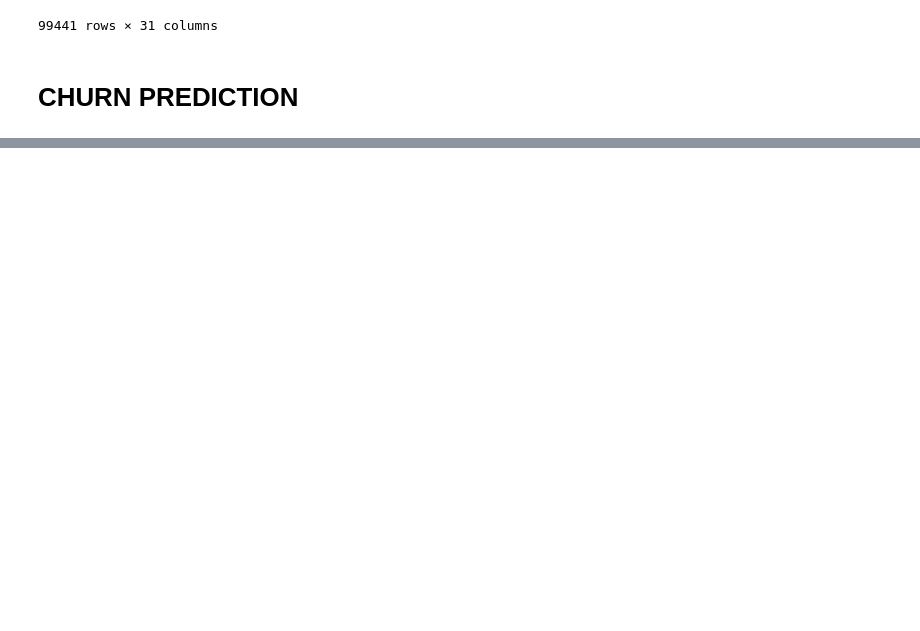
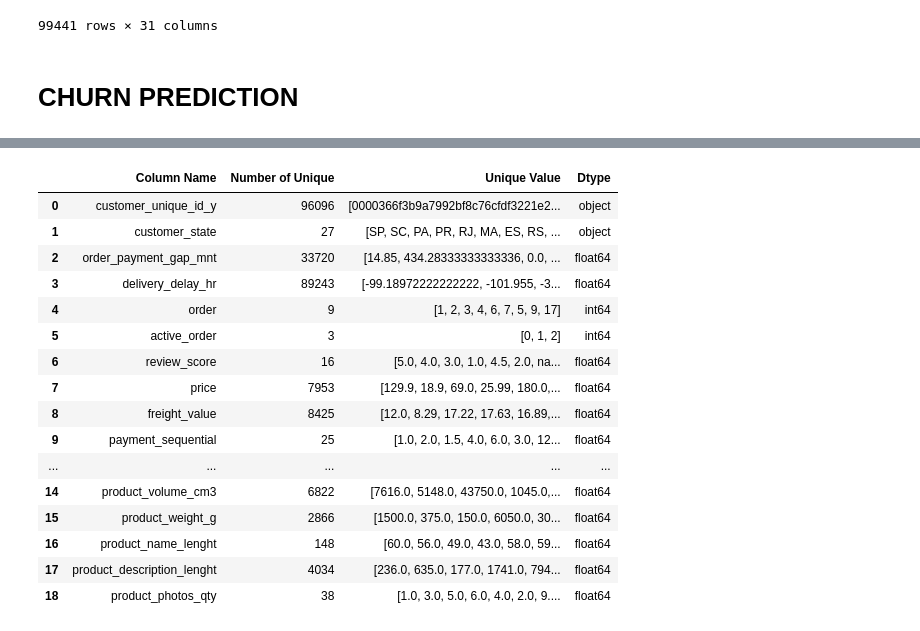
Before and after one commit to stevanus1997/final_project_alpha, a Jupyter notebook: brazillian_olist.ipynb, the cells around one changed output, grey strips where cells are left out. Saved outputs shown, nothing was run; the diff lists cells and outputs as text; code cells hidden in the pictures; blank space fills up the shorter version.

Commit message:
sudah siap pakai untuk modelling

```diff
--- a/brazillian_olist.ipynb
+++ b/brazillian_olist.ipynb
@@ -534,0 +893,15 @@ olist_new
+# %%
+import pandas as pd
+
+# Misalkan 'products' adalah DataFrame yang sudah ada
+
+# Membuat kolom 'product_volume_cm3' dengan perkalian antara product_length_cm, product_height_cm, dan product_width_cm
+products['product_volume_cm3'] = products['product_length_cm'] * products['product_height_cm'] * products['product_width_cm']
+
+# Membuat DataFrame baru dengan kolom yang diinginkan
+products_new = products[['product_id', 'product_category_name', 'product_name_lenght',
+                         'product_description_lenght', 'product_photos_qty',
+                         'product_weight_g', 'product_volume_cm3']]
+
+# Tampilkan hasil
+products_new.sample(5)
@@ -534,0 +915,3 @@ olist_new
+# %%
+#digabungkan ke items dataset
+items = items.merge(products_new, how='left', on='product_id')
@@ -534,0 +1069,3 @@ olist_new
+# %%
+#digabungkan ke bisa
+olist_new = olist_new.merge(items_new, how='left', on='order_id')
@@ -534,0 +1109,3 @@ olist_new
+# %%
+#digabungkan ke olist_new
+olist_new = olist_new.merge(customers, how='left', on='customer_id')
@@ -534,0 +1249,29 @@ olist_new
+# %%
+# Show Unique data and n-unique in every Column
+show_unique_olistnew2 = []
+
+for x in olist_new2.columns:
+  show_unique_olistnew2.append([x, olist_new2[x].nunique(), olist_new2[x].unique(), olist_new2[x].dtype])
+
+table_unique_olistnew2 = pd.DataFrame(columns=['Column Name','Number of Unique','Unique Value','Dtype'],
+              data=show_unique_olistnew2)
+
+table_unique_olistnew2
+# %% [output]
+|  | Column Name | Number of Unique | Unique Value | Dtype |
+| 0 | customer_unique_id_y | 96096 | [0000366f3b9a7992bf8c76cfdf3221e2... | object |
+| 1 | customer_state | 27 | [SP, SC, PA, PR, RJ, MA, ES, RS, ... | object |
+| 2 | order_payment_gap_mnt | 33720 | [14.85, 434.28333333333336, 0.0, ... | float64 |
+| 3 | delivery_delay_hr | 89243 | [-99.18972222222222, -101.955, -3... | float64 |
+| 4 | order | 9 | [1, 2, 3, 4, 6, 7, 5, 9, 17] | int64 |
+| 5 | active_order | 3 | [0, 1, 2] | int64 |
+| 6 | review_score | 16 | [5.0, 4.0, 3.0, 1.0, 4.5, 2.0, na... | float64 |
+| 7 | price | 7953 | [129.9, 18.9, 69.0, 25.99, 180.0,... | float64 |
+| 8 | freight_value | 8425 | [12.0, 8.29, 17.22, 17.63, 16.89,... | float64 |
+| 9 | payment_sequential | 25 | [1.0, 2.0, 1.5, 4.0, 6.0, 3.0, 12... | float64 |
+| ... | ... | ... | ... | ... |
+| 14 | product_volume_cm3 | 6822 | [7616.0, 5148.0, 43750.0, 1045.0,... | float64 |
+| 15 | product_weight_g | 2866 | [1500.0, 375.0, 150.0, 6050.0, 30... | float64 |
+| 16 | product_name_lenght | 148 | [60.0, 56.0, 49.0, 43.0, 58.0, 59... | float64 |
+| 17 | product_description_lenght | 4034 | [236.0, 635.0, 177.0, 1741.0, 794... | float64 |
+| 18 | product_photos_qty | 38 | [1.0, 3.0, 5.0, 6.0, 4.0, 2.0, 9.... | float64 |
```
Also changed, not shown: parts of 71 cells of this notebook.
